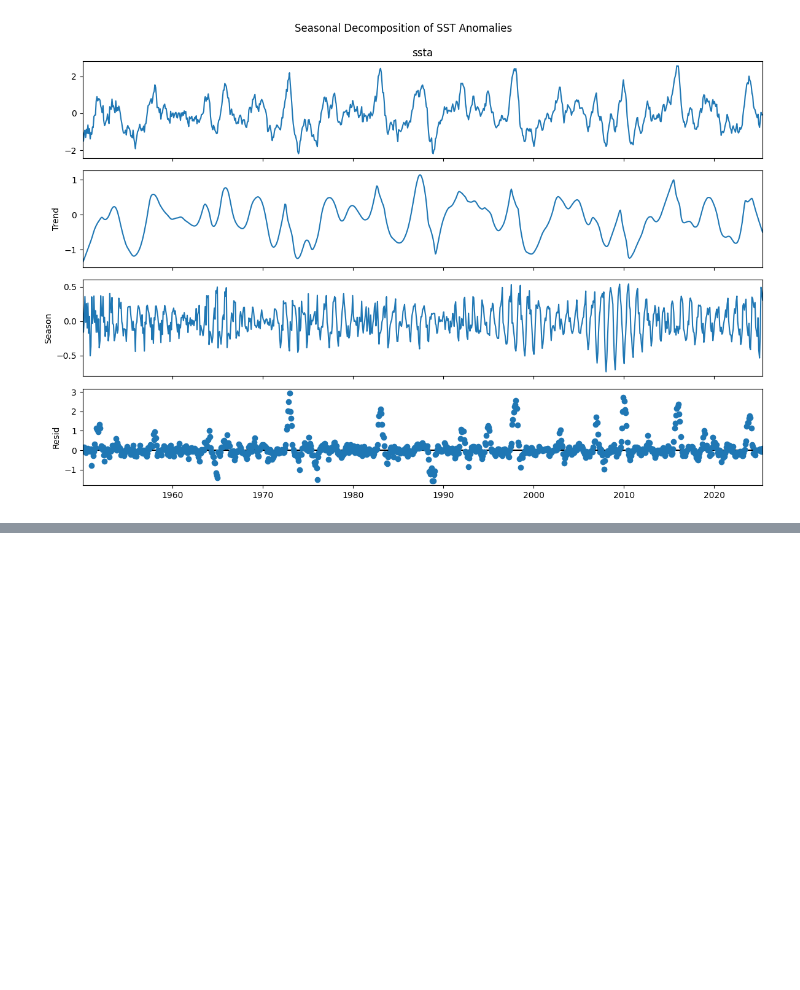
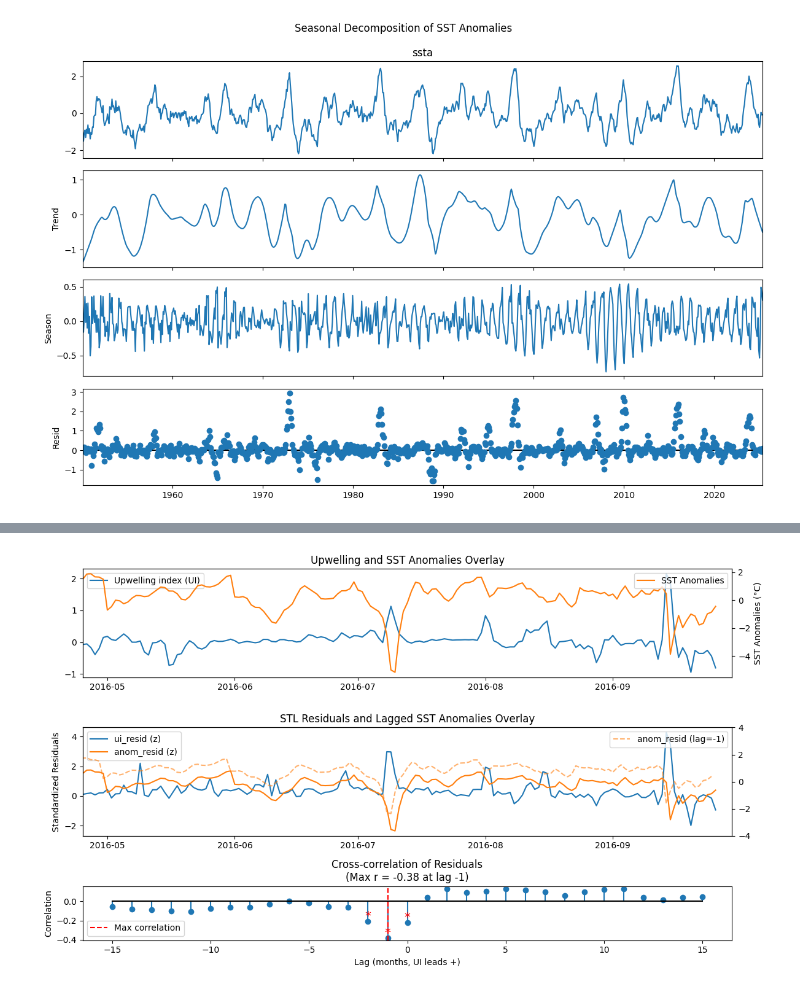
Before and after one commit to ODBapp/2025_NODASS_workshop, a Jupyter notebook: src/odb.ipynb, the cells around one changed output, grey strips where cells are left out. Saved outputs shown, nothing was run; the diff lists cells and outputs as text; code cells hidden in the pictures; blank space fills up the shorter version.

```diff
--- a/src/odb.ipynb
+++ b/src/odb.ipynb
@@ -1486,0 +1760,9 @@ plt.tight_layout()
+# %%
+periodx = 365 #年週期
+stl_uid = STL(ui_d.dropna(),  period=periodx, robust=True).fit()
+stl_sstd = STL(sst_d.dropna(), period=periodx, robust=True).fit()
+resids = pd.concat([
+    stl_uid.resid.rename("ui_resid"),
+    stl_sstd.resid.rename("sst_resid")
+], axis=1)
+print(resids.head())
@@ -1486,0 +1777,8 @@ plt.tight_layout()
+# %%
+dfd = pd.concat([ui_d, sst_d], axis=1, join='inner').dropna()
+dfd.columns = ['ui', 'sst']
+dfd = dfd.join(resids, how='inner')
+dfd = compute_sst_anomaly(dfd,clim_sst)
+# stl_anomd = STL(dfd["sst_anom"], period=periodx, robust=True).fit() #Anomaly已經減去每月長期平均，已減掉基本的週期性
+# dfd["anom_resid"] = stl_anomd.resid
+print(dfd.head())
@@ -1486,0 +1836,8 @@ plt.tight_layout()
+# %%
+dfx, corrx, pvalx, max_corrx, best_lagx, lagx = ui_sst_corr_diff(
+           dfd, diff=False, eval_anom=True, abs_lag=15, only_positive=False,
+           date_min="2016-04-10", date_max="2016-10-15"
+           )
+print(np.float32(corrx))
+print(np.float32(pvalx))
+print(best_lagx)
@@ -1486,0 +1930,4 @@ plt.tight_layout()
+# %%
+plot_ui_sst_analysis(dfx, lagx, corrx, pvalx, best_lagx, eval_anom=True, clip_min=-4, clip_max=4, xmin="2016-04-25", xmax="2016-09-30")
+# %% [output]
+[figure, added]
```
Also changed, not shown: parts of 21 cells of this notebook.
